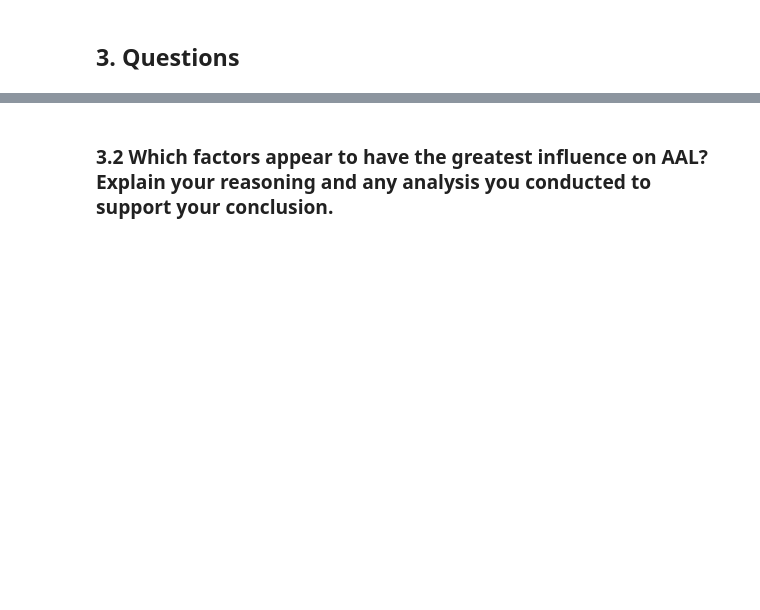
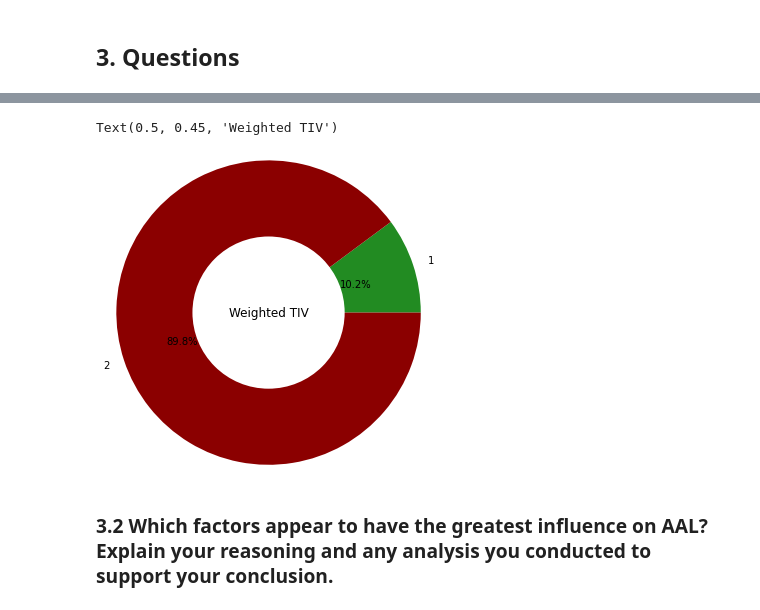
Before and after one commit to kevinmiguel97/Winter-storm-risk-evaluation, a Jupyter notebook: locations_analysis.ipynb, the cells around one changed output, grey strips where cells are left out. Drawn from its saved outputs; the diff is of its cells as text; code cells hidden in the pictures; blank space fills up the shorter version.

```diff
--- a/locations_analysis.ipynb
+++ b/locations_analysis.ipynb
@@ -446,2 +456,32 @@ df_pa.to_excel('assets/PA_postal_codes.xlsx')
+# %%
+# Create frame with avg snow by state according to usa.com
+df_snowfall = [['CO', 'NY', 'PA', 'TX', 'OH', 'MA', 'MI', 'WI', 'NJ', 'IL'],
+                [67.30, 55.32, 35.84, 1.36, 26.63, 51.05, 60.66, 45.79, 23.73, 21.75]]
+df_snowfall = pd.DataFrame(df_snowfall).transpose()
+df_snowfall.columns = ['state', 'avg_snow']
+# Merge datasets
+df_locations = df_locations.merge(df_snowfall, how='left', on='state')
+# %%
+# Assign weights for aal
+df_locations['weight_aal'] = df_locations['aal'] / df_locations['aal'].sum()
+# Assign weights for avg snow
+df_locations['weight_snow'] = df_locations['avg_snow'] / df_locations['avg_snow'].sum()
+# Calculate weighted aal for each location
+df_locations['weighted_TIV'] = df_locations['total_insured_value'] * df_locations['weight_aal'] * df_locations['weight_snow']
+# Portfolio risks
+type_frequencies = df_locations.groupby('portfolio').agg({'weighted_TIV': np.sum})
+# %%
+ # Plot pie chart
+labels = type_frequencies.index
+fig, ax = plt.subplots()
+ax.pie(type_frequencies['weighted_TIV'], labels=labels,
+        autopct='%1.1f%%', radius=2, colors=['forestgreen', 'darkred'])
+fig.set_size_inches(3.5,3.5)
+circle = plt.Circle(xy=(0,0), radius=1, facecolor='White')
+plt.gca().add_artist(circle)
+ax.set_title('Weighted TIV', y=0.45)
+# %% [output]
+Text(0.5, 0.45, 'Weighted TIV')
+[figure, added]
 # %% [markdown]
 ### 3.2 Which factors appear to have the greatest influence on AAL? Explain your reasoning and any analysis you conducted to support your conclusion.
```
Also changed, not shown: parts of 2 cells of this notebook, 2 other files.
